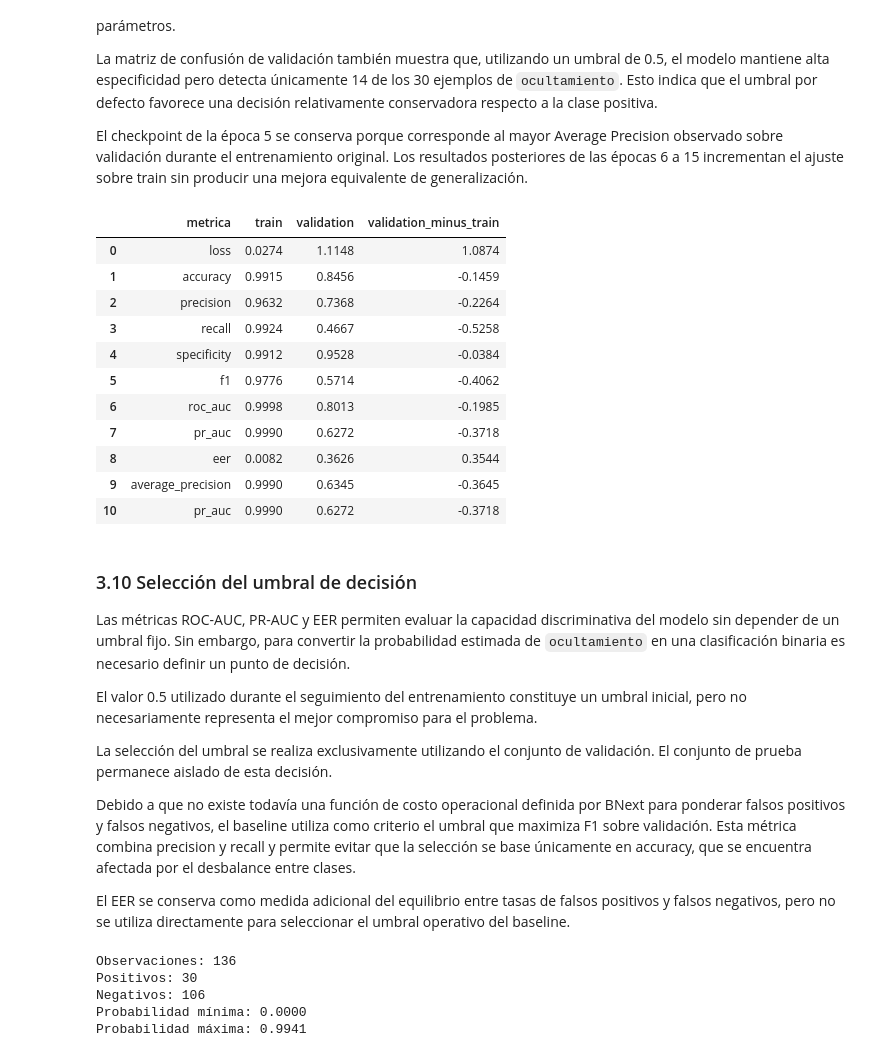
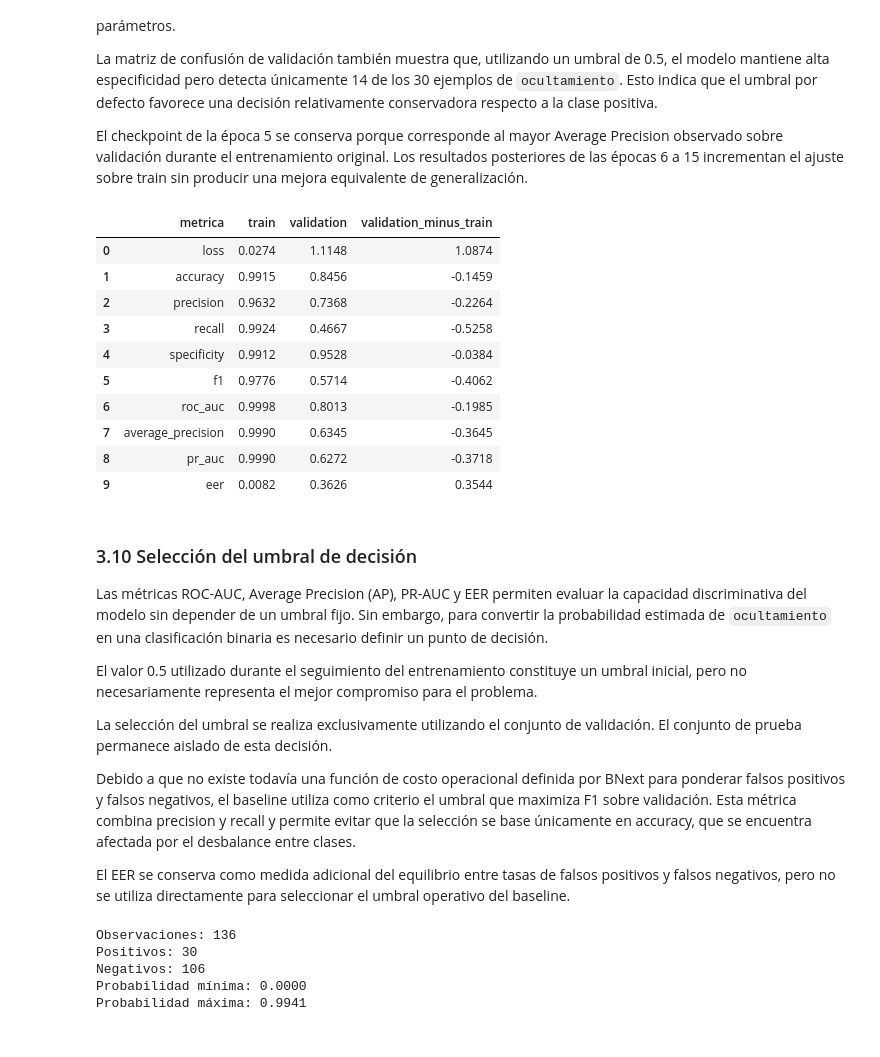
Before and after one commit to joseluistinajero/MNA---Proyecto-Integrador, a Jupyter notebook: Notebooks/Avance3_Equipo41.ipynb, the cells around one changed output. Saved outputs shown, nothing was run; the diff lists cells and outputs as text; code cells hidden in the pictures.

```diff
--- a/Notebooks/Avance3_Equipo41.ipynb
+++ b/Notebooks/Avance3_Equipo41.ipynb
@@ -4564,10 +4564,9 @@ metricas_brecha = [
     "specificity",
     "f1",
     "roc_auc",
+    "average_precision",
     "pr_auc",
-    "eer",
-    "average_precision",
-    "pr_auc"
+    "eer"
 ]
 
 fila_train = (
@@ -4584,42 +4583,41 @@ fila_val = (
 
 brechas = pd.DataFrame({
     "metrica": metricas_brecha,
     "train": [
         fila_train[m]
         for m in metricas_brecha
     ],
     "validation": [
         fila_val[m]
         for m in metricas_brecha
     ]
 })
 
 brechas["validation_minus_train"] = (
     brechas["validation"]
     - brechas["train"]
 )
 
 display(
     brechas.round(4)
 )
 # %% [output]
 |  | metrica | train | validation | validation_minus_train |
 | 0 | loss | 0.0274 | 1.1148 | 1.0874 |
 | 1 | accuracy | 0.9915 | 0.8456 | -0.1459 |
 | 2 | precision | 0.9632 | 0.7368 | -0.2264 |
 | 3 | recall | 0.9924 | 0.4667 | -0.5258 |
 | 4 | specificity | 0.9912 | 0.9528 | -0.0384 |
 | 5 | f1 | 0.9776 | 0.5714 | -0.4062 |
 | 6 | roc_auc | 0.9998 | 0.8013 | -0.1985 |
-| 7 | pr_auc | 0.9990 | 0.6272 | -0.3718 |
-| 8 | eer | 0.0082 | 0.3626 | 0.3544 |
-| 9 | average_precision | 0.9990 | 0.6345 | -0.3645 |
-| 10 | pr_auc | 0.9990 | 0.6272 | -0.3718 |
+| 7 | average_precision | 0.9990 | 0.6345 | -0.3645 |
+| 8 | pr_auc | 0.9990 | 0.6272 | -0.3718 |
+| 9 | eer | 0.0082 | 0.3626 | 0.3544 |
 # %% [markdown]
 ### 3.10 Selección del umbral de decisión
 
-Las métricas ROC-AUC, PR-AUC y EER permiten evaluar la capacidad discriminativa
-del modelo sin depender de un umbral fijo. Sin embargo, para convertir la
+Las métricas ROC-AUC, Average Precision (AP), PR-AUC y EER permiten evaluar
+la capacidad discriminativa del modelo sin depender de un umbral fijo. Sin embargo, para convertir la
 probabilidad estimada de `ocultamiento` en una clasificación binaria es
 necesario definir un punto de decisión.
 
```
Also changed, not shown: parts of 1 cell of this notebook.
